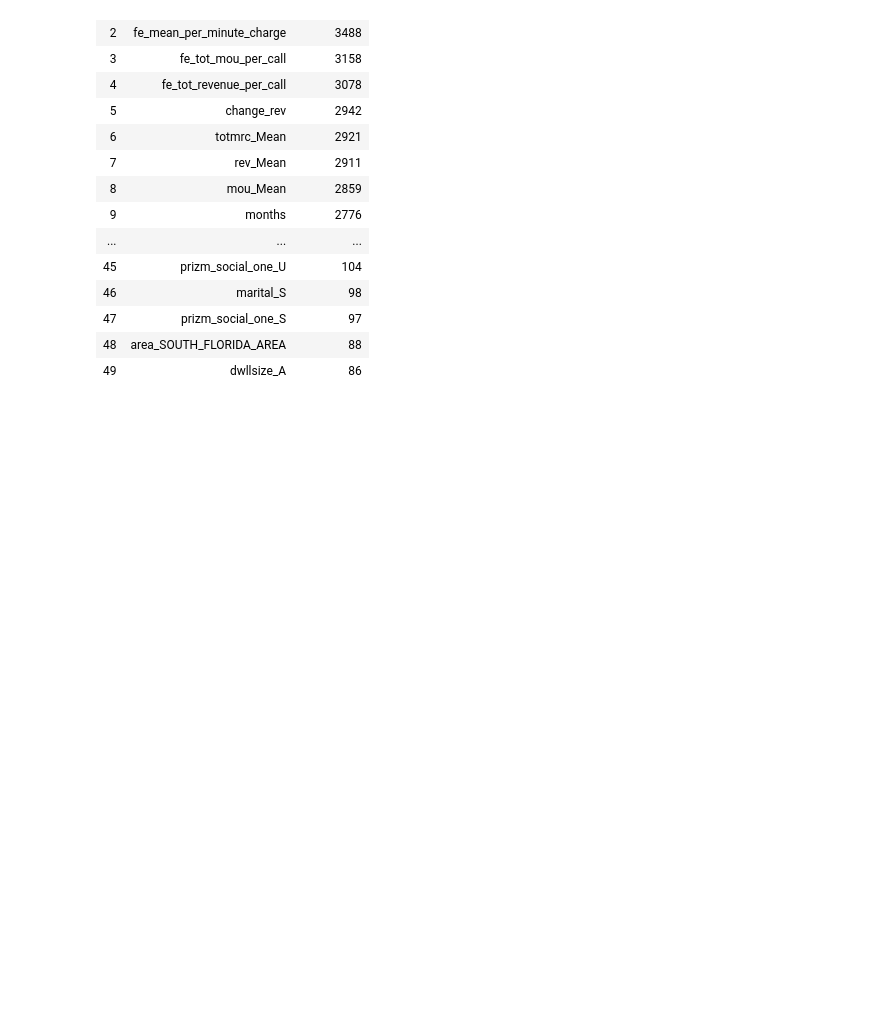
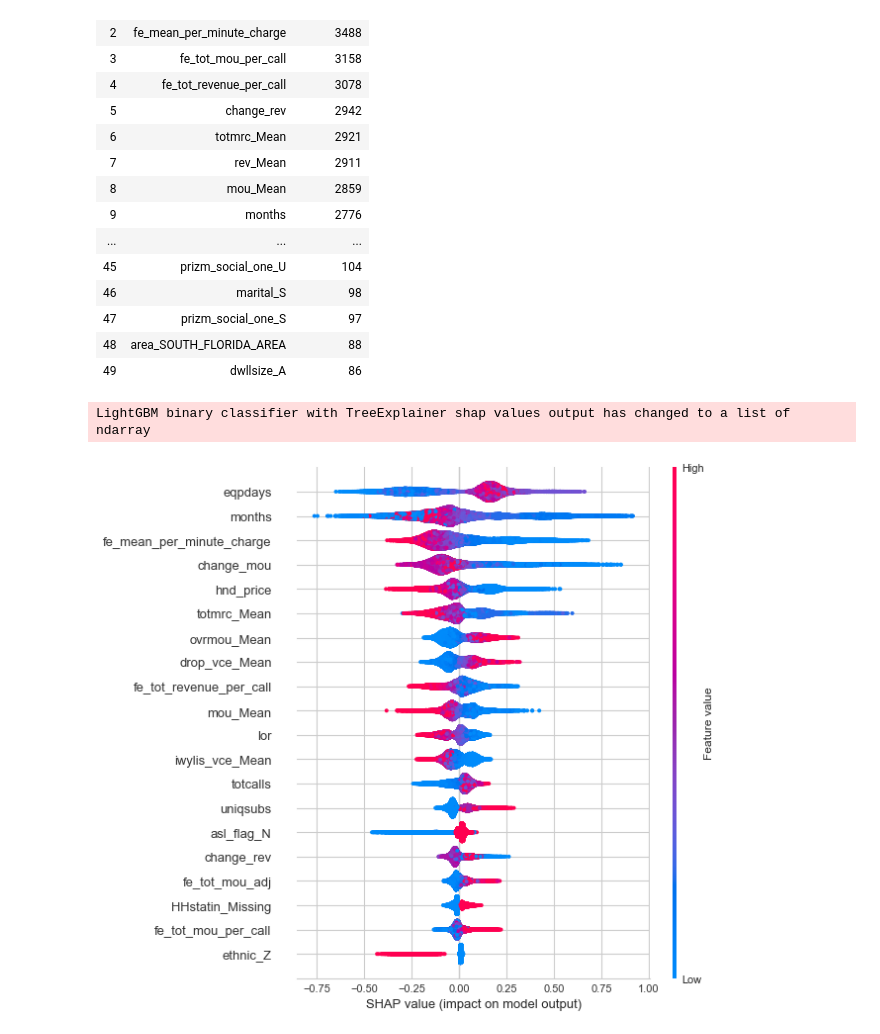
Before and after one commit to schilloji/iim_apds_churn_prjct, a Jupyter notebook: model_build.ipynb, the cells around one changed output. Saved outputs shown, nothing was run; the diff lists cells and outputs as text; code cells hidden in the pictures; blank space fills up the shorter version.

```diff
--- a/model_build.ipynb
+++ b/model_build.ipynb
@@ -608,3 +644,15 @@ final_importance[0:50]
 | 47 | prizm_social_one_S | 97 |
 | 48 | area_SOUTH_FLORIDA_AREA | 88 |
 | 49 | dwllsize_A | 86 |
+# %%
+### Adding SHAP Values.
+
+
+### Assigninig shap from Light GBM Model
+lgb_shap=shap.TreeExplainer(lgb_clf).shap_values(X_train)
+# %% [output]
+LightGBM binary classifier with TreeExplainer shap values output has changed to a list of ndarray
+# %%
+shap.summary_plot(lgb_shap[1], X_train, plot_type = "dot")
+# %% [output]
+[figure, added]
```
Also changed, not shown: parts of 15 cells of this notebook, 4 other files.
